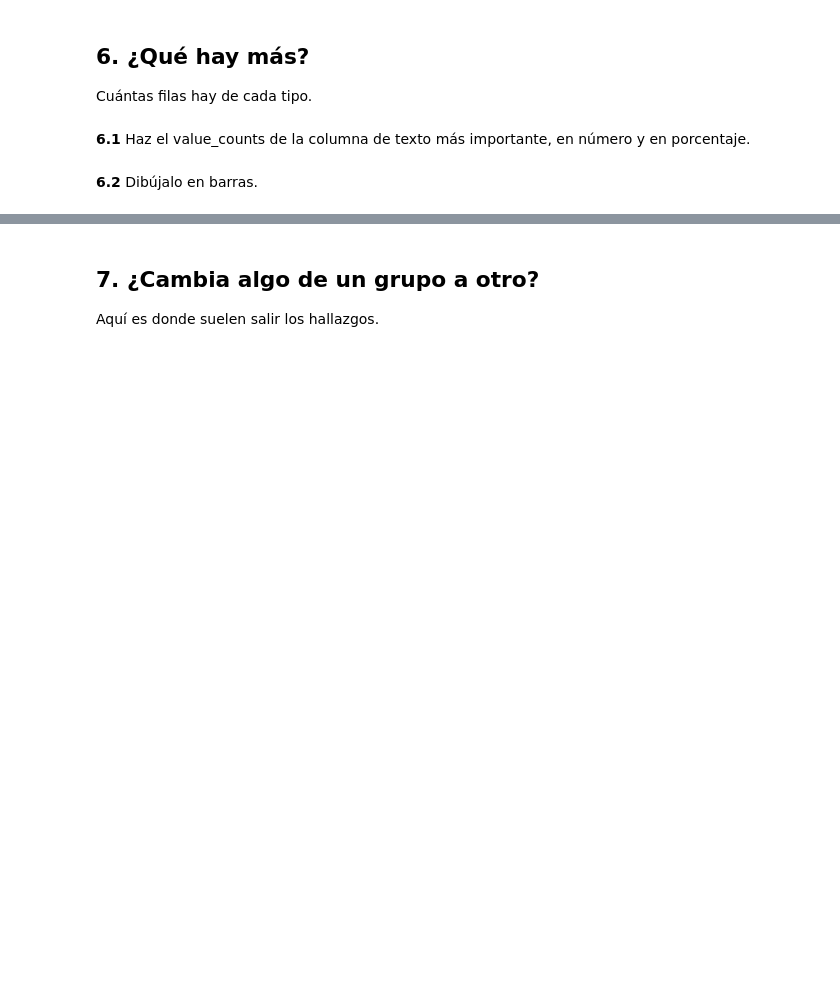
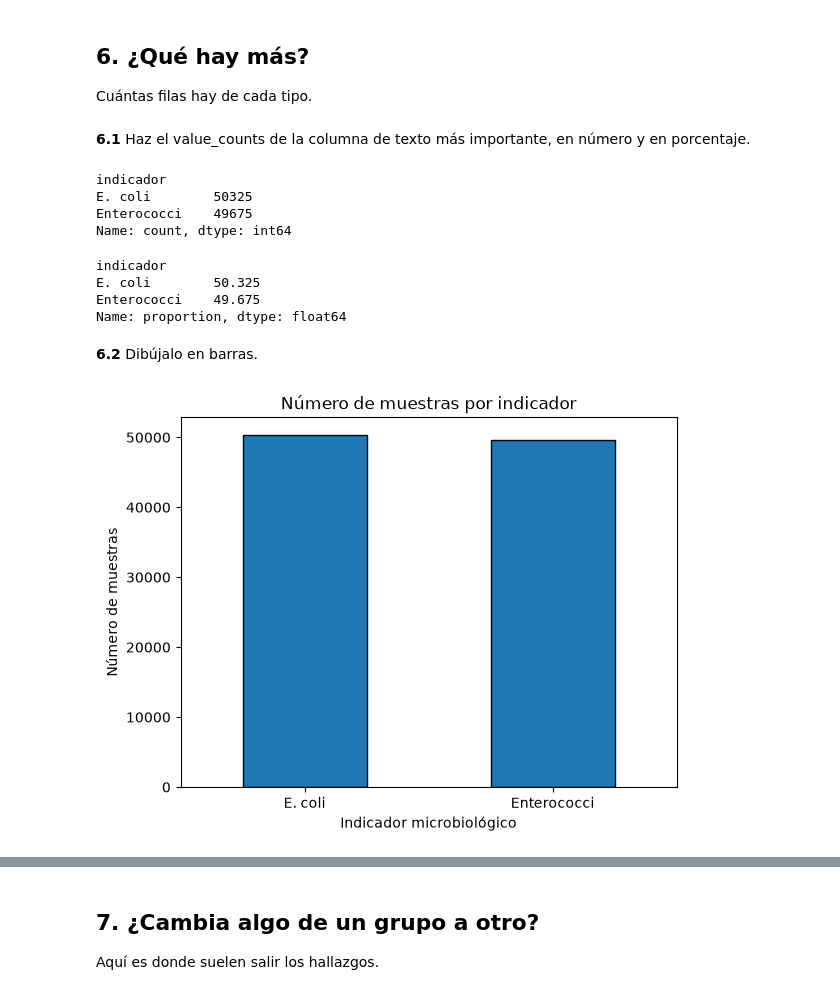
Before and after one commit to eripinor/water-quality-lab, a Jupyter notebook: eda.ipynb, the cells around one changed output, grey strips where cells are left out. Drawn from its saved outputs; the diff is of its cells as text; code cells hidden in the pictures; blank space fills up the shorter version.

```diff
--- a/eda.ipynb
+++ b/eda.ipynb
@@ -168,3 +431,23 @@ Lo que he visto y lo que he decidido:
 Cuántas filas hay de cada tipo.
 # %% [markdown]
 **6.1** Haz el value_counts de la columna de texto más importante, en número y en porcentaje.
+# %%
+# Se va a utilizar indicador, porque es la columna de texto más importante comparar E. coli y Enterococci.
+
+# Contamos cuántas muestras hay de cada indicador microbiológico.
+
+aguas["indicador"].value_counts()
+# %% [output]
+indicador
+E. coli        50325
+Enterococci    49675
+Name: count, dtype: int64
+# %%
+# Calculamos el porcentaje de cada indicador.
+
+aguas["indicador"].value_counts(normalize=True) * 100
+# %% [output]
+indicador
+E. coli        50.325
+Enterococci    49.675
+Name: proportion, dtype: float64
@@ -171,3 +459,18 @@ Cuántas filas hay de cada tipo.
 # %% [markdown]
 **6.2** Dibújalo en barras.
+# %%
+# Representamos el número de muestras de cada indicador.
+
+aguas["indicador"].value_counts().plot(
+    kind="bar",
+    edgecolor="black",
+    title="Número de muestras por indicador"
+)
+
+plt.xlabel("Indicador microbiológico")
+plt.ylabel("Número de muestras")
+plt.xticks(rotation=0)
+plt.show()
+# %% [output]
+[figure, added]
 # %% [markdown]
```
Also changed, not shown: parts of 42 cells of this notebook, 3 other files.
